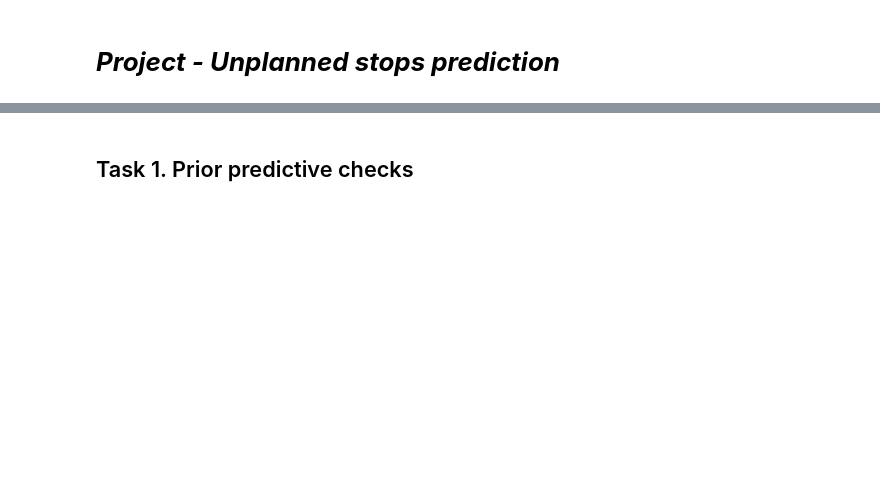
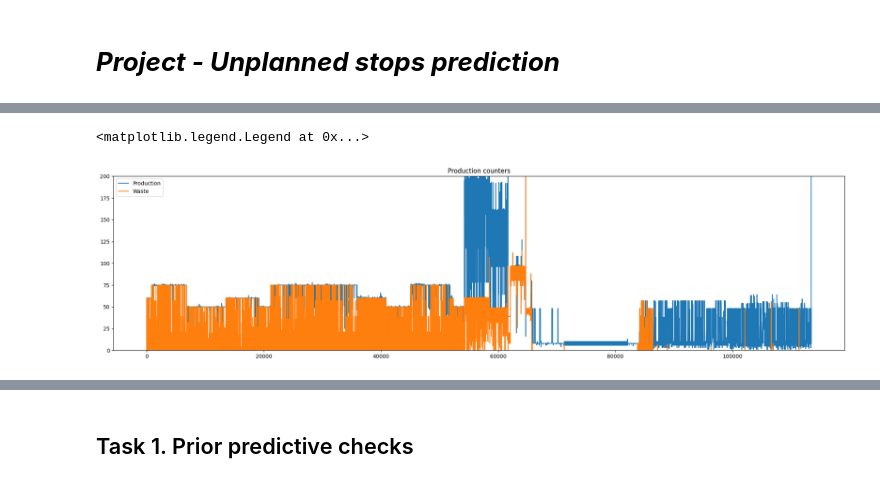
Before and after one commit to Artur-Mzyk/Data-Analytics, a Jupyter notebook: Project/review.ipynb, the cells around one changed output, grey strips where cells are left out. Drawn from its saved outputs; the diff is of its cells as text; code cells hidden in the pictures; blank space fills up the shorter version.

```diff
--- a/Project/review.ipynb
+++ b/Project/review.ipynb
@@ -16,0 +47,3 @@ REFRESH = 1000
+# %%
+counters=pd.read_csv('counters.csv',delimiter=';')
+counters.head()
@@ -16,0 +57,10 @@ REFRESH = 1000
+# %%
+plt.figure(figsize=(25, 6))
+plt.title('Production counters')
+plt.plot((counters.loc[counters['tag']=='PRODUCTION'])['value'], label='Production')
+plt.plot((counters.loc[counters['tag']=='REJECT'])['value'], label='Waste')
+plt.ylim([0, 200])
+plt.legend()
+# %% [output]
+<matplotlib.legend.Legend at 0x...>
+[figure, added]
```
Also changed, not shown: parts of 30 cells of this notebook.
